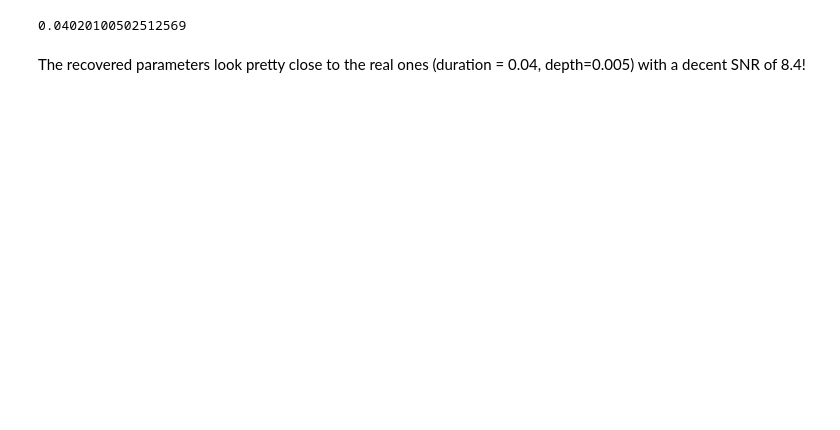
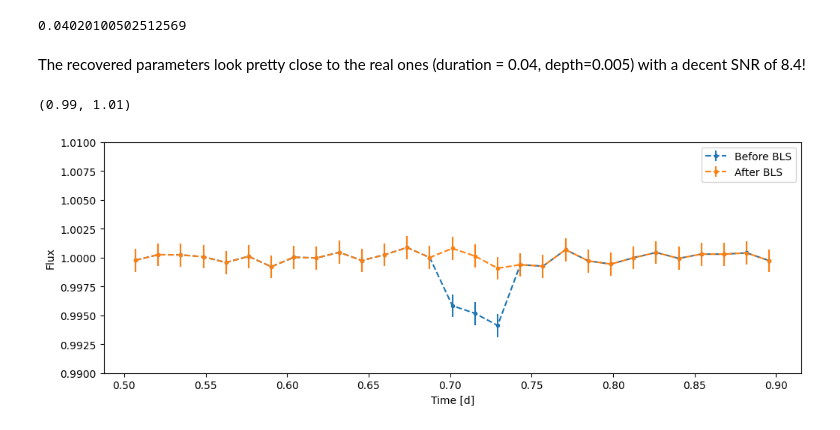
Before and after one commit to catrionamurray/occultence, a Jupyter notebook: test.ipynb, the cells around one changed output. Cells and saved outputs as stored; diff of their text form; code cells hidden in the pictures; blank space fills up the shorter version.

```diff
--- a/test.ipynb
+++ b/test.ipynb
@@ -120,3 +124,10 @@ true_transit_duration
 0.04020100502512569
 # %% [markdown]
 The recovered parameters look pretty close to the real ones (duration = 0.04, depth=0.005) with a decent SNR of 8.4!
+# %%
+ax=gp_targ.plot(label="Before BLS", linestyle="--")
+bls_targ.plot(ax=ax, label="After BLS", linestyle="--")
+plt.ylim(0.99,1.01)
+# %% [output]
+(0.99, 1.01)
+[figure, added]
```
Also changed, not shown: parts of 10 cells of this notebook, 1 other file.
